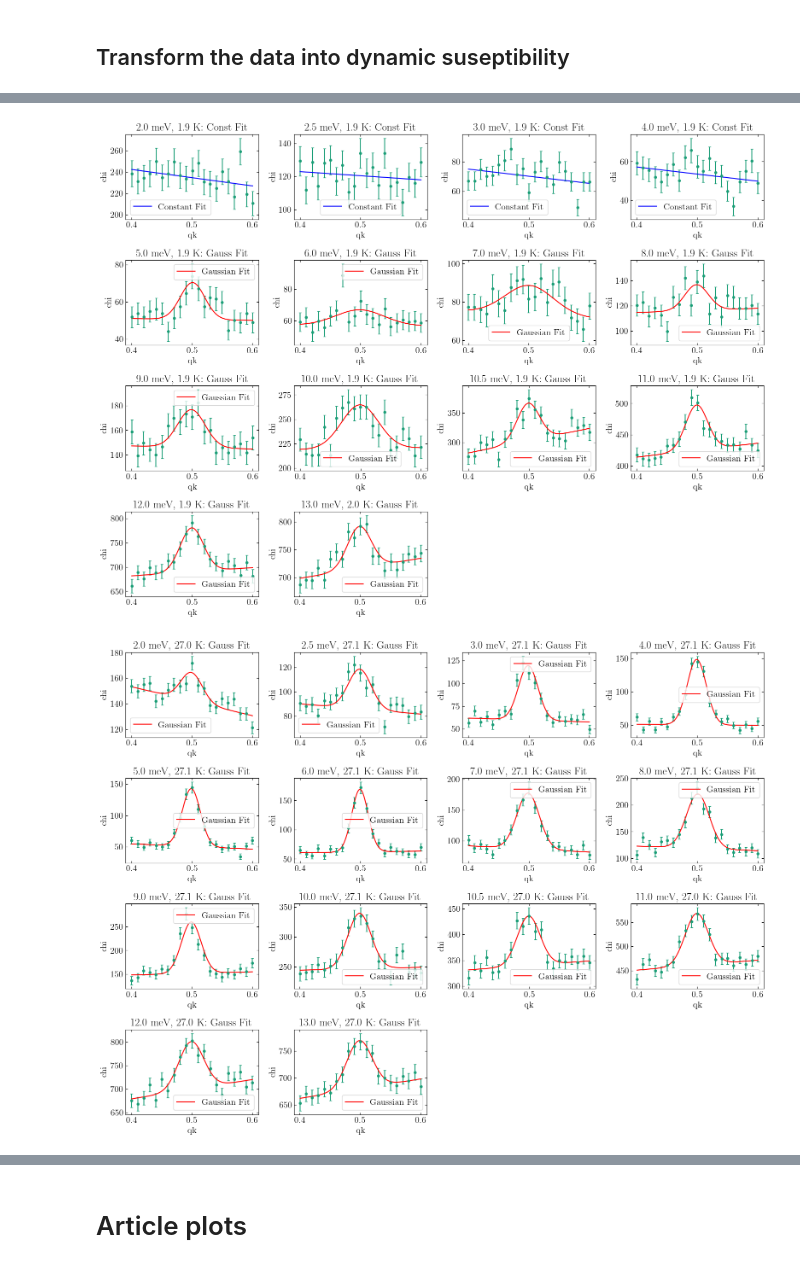
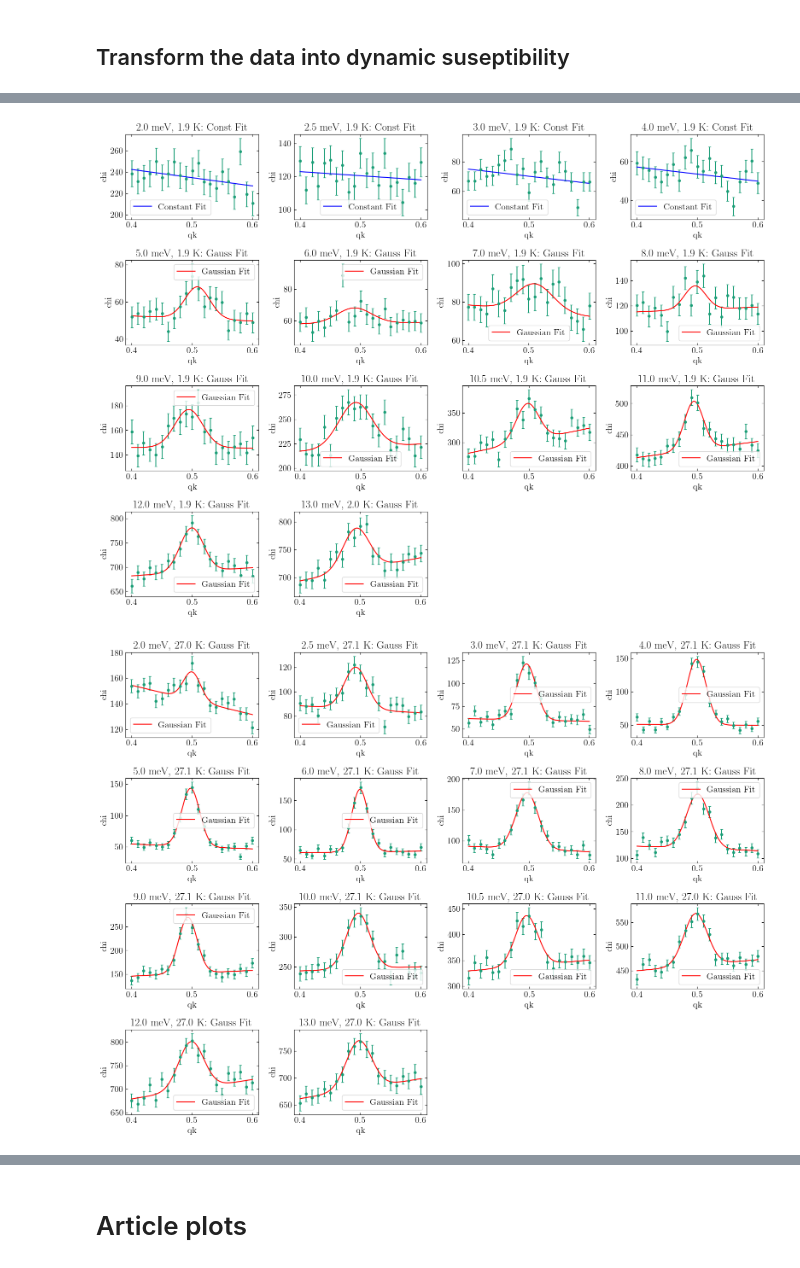
Before and after one commit to NBI-Magnetism-Group/NCCO_Analysis_Code_2026, a Jupyter notebook: DataAnalysis.ipynb, the cells around one changed output, grey strips where cells are left out. Cells and saved outputs as stored; diff of their text form; code cells hidden in the pictures.

```diff
--- a/DataAnalysis.ipynb
+++ b/DataAnalysis.ipynb
@@ -806,8 +806,8 @@ def model_const(x, a, C):
 
 ############################# Energy scan at 2 K #############################
 
-gauss_geuss = {'A': 5, 'mu':0.5, 'sigma':0.02, 'a': 0.001,'C':100}
-gauss_limits = {'A': (1, None), 'mu':(0.495, 0.505), 'sigma':(0.005,0.04)}
+gauss_geuss = {'A': 3, 'mu':0.5, 'sigma':0.02, 'a': 0.001,'C':100}
+gauss_limits = {'A': (0.5, None), 'mu':(0.49, 0.51), 'sigma':(0.01,0.03)}
 
 
 C_geuss = {'a': 0.001 ,'C':100}
@@ -819,6 +819,7 @@ for i in ag_q_2K:
     i.calc_SQ()
     i.calc_Chi()
     i.FindBestFit(model1=gauss_const,  model2=model_const, initial_guess1=gauss_geuss, initial_guess2=C_geuss, limits1=gauss_limits)
+    print(i.best_fit_obj.hesse())
 
 plot_fits(ag_q_2K)
 
@@ -858,5 +876,5 @@ for i in ag_q_8mev:
-[figure, old version]
+[figure, new version]
-[figure, old version]
+[figure, new version]
 # %%
 plot_fits(ag_q_2mev)
 
```
Also changed, not shown: parts of 11 cells of this notebook, 5 other files.
